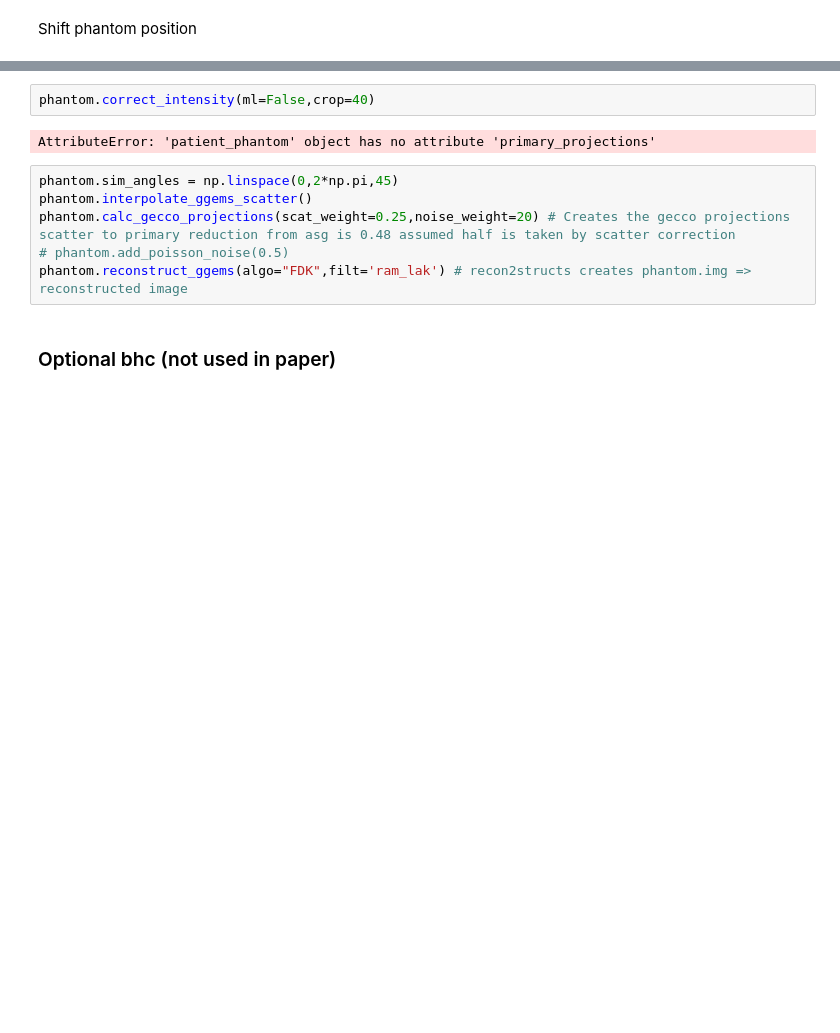
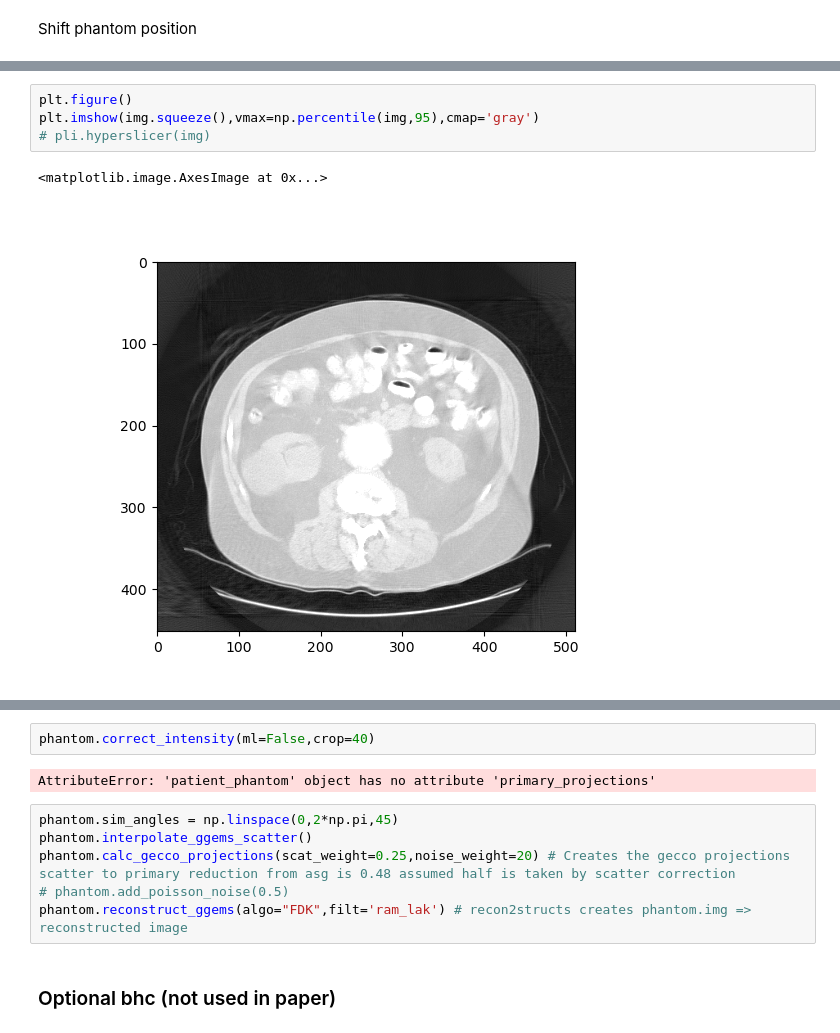
Before and after one commit to jerichooconnell/work-dfci, a Jupyter notebook: 3-jupyter_notebooks_paper/1.1-CNS_patient_paper/2.2-simulate_GECCO_RTIS_CNS_figure.ipynb, the cells around one changed output, grey strips where cells are left out. Saved outputs shown, nothing was run; the diff lists cells and outputs as text; blank space fills up the shorter version.

```diff
--- a/3-jupyter_notebooks_paper/1.1-CNS_patient_paper/2.2-simulate_GECCO_RTIS_CNS_figure.ipynb
+++ b/3-jupyter_notebooks_paper/1.1-CNS_patient_paper/2.2-simulate_GECCO_RTIS_CNS_figure.ipynb
@@ -105,3 +201,10 @@ phantom.run_gecco(1e16,815,conv_on=False)
+# %%
+plt.figure()
+plt.imshow(img.squeeze(),vmax=np.percentile(img,95),cmap='gray')
+# pli.hyperslicer(img)
+# %% [output]
+<matplotlib.image.AxesImage at 0x...>
+[figure, added]
 # %%
 print(phantom.geomet)
 print(phantom_rtis.geomet)
```
Also changed, not shown: parts of 11 cells of this notebook, 1 other file.
